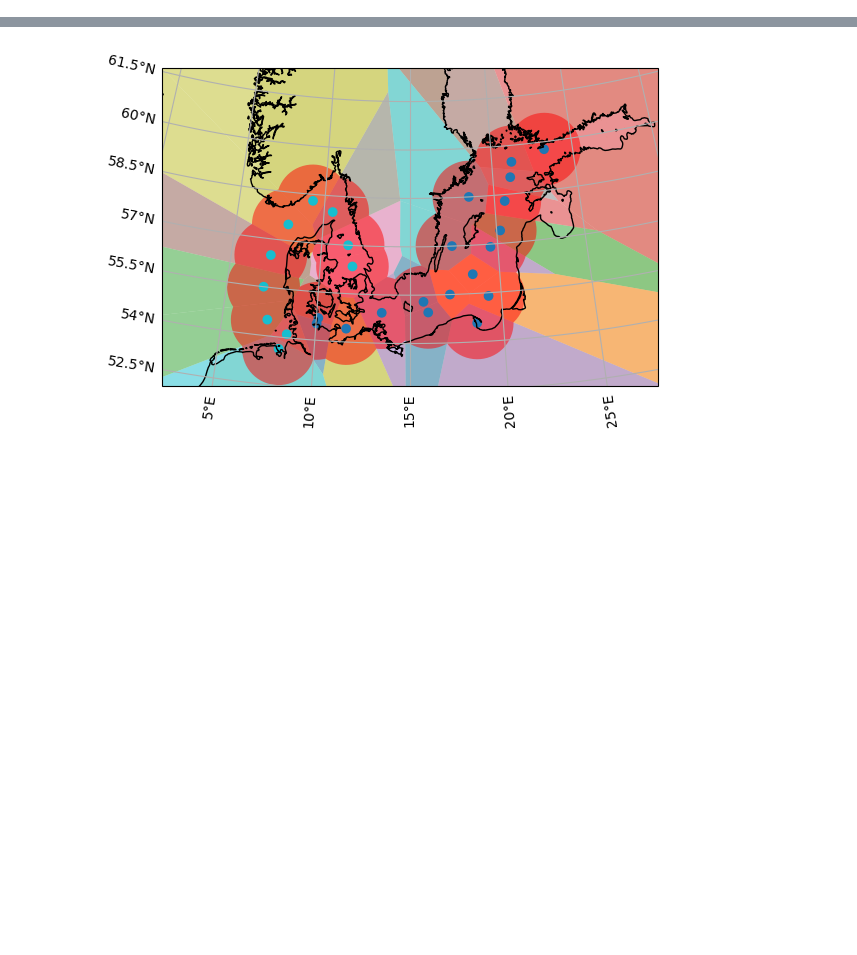
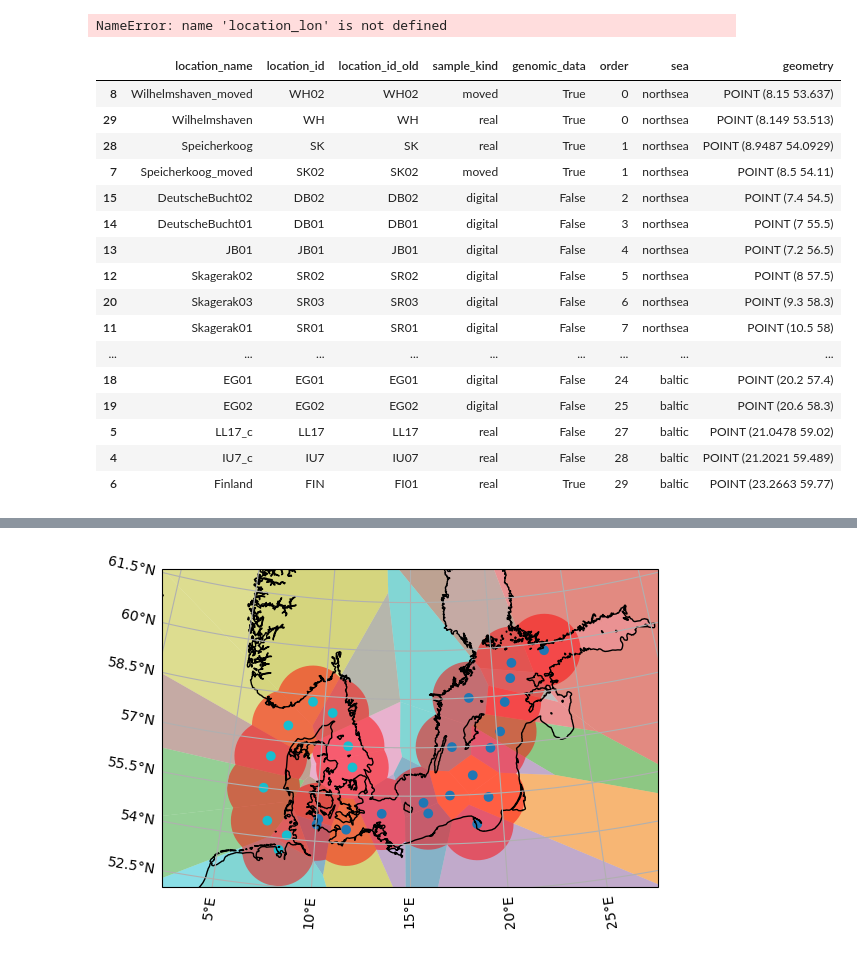
Before and after one commit to geomar-od-lagrange/2025_copepods, a Jupyter notebook: notebooks/VoronoiPolygons.ipynb, the cells around one changed output, grey strips where cells are left out. Saved outputs shown, nothing was run; the diff lists cells and outputs as text; code cells hidden in the pictures; blank space fills up the shorter version.

```diff
--- a/notebooks/VoronoiPolygons.ipynb
+++ b/notebooks/VoronoiPolygons.ipynb
@@ -76,0 +33,4 @@ sea = [
+# %%
+gpd.points_from_xy(location_lon, location_lat, crs=ccrs.Geodetic())
+# %% [output]
+NameError: name 'location_lon' is not defined
@@ -77,3 +51,65 @@ sea = [
+# %%
+sample_test = [
+        make_sample_point('KB03', 'KB03', 'KB03', 'real', True, 11, 'baltic', 54.692, 10.1035),
+        make_sample_point('SW08', 'SW08', 'SW08', 'real', True, 13, 'baltic', 54.413, 11.617),
+        make_sample_point('Boknis_Eck', 'BOK', 'BE01', 'real', True, 12, 'baltic', 54.5169, 10.034),
+        make_sample_point('Gdynia', 'GDY', 'GD01', 'real', True, 19, 'baltic', 54.5829, 18.6042),
+        make_sample_point('IU7_c', 'IU7', 'IU07', 'real', False, 28, 'baltic', 59.489, 21.2021),
+        make_sample_point('LL17_c', 'LL17', 'LL17', 'real', False, 27, 'baltic', 59.02, 21.0478),
+        make_sample_point('Finland', 'FIN', 'FI01', 'real', True, 29, 'baltic', 59.77, 23.2663),
+        make_sample_point('Speicherkoog_moved', 'SK02', 'SK02', 'moved', True, 1, 'northsea', 54.11, 8.5),
+        make_sample_point('Wilhelmshaven_moved', 'WH02', 'WH02', 'moved', True, 0, 'northsea', 53.637, 8.15),
+        make_sample_point('Kategat01', 'KG01', 'KG01', 'digital', False, 10, 'northsea', 56.35, 11.8),
+        make_sample_point('Kategat02', 'KG02', 'KG02', 'digital', False, 9, 'northsea', 57.0, 11.5),
+        make_sample_point('Skagerak01', 'SR01', 'SR01', 'digital', False, 7, 'northsea', 58.0, 10.5),
+        make_sample_point('Skagerak02', 'SR02', 'SR02', 'digital', False, 5, 'northsea', 57.5, 8.0),
+        make_sample_point('JB01', 'JB01', 'JB01', 'digital', False, 4, 'northsea', 56.5, 7.2),
+        make_sample_point('DeutscheBucht01', 'DB01', 'DB01', 'digital', False, 3, 'northsea', 55.5, 7.0),
+        make_sample_point('DeutscheBucht02', 'DB02', 'DB02', 'digital', False, 2, 'northsea', 54.5, 7.4),
+        make_sample_point('BalticPropper01', 'BP01', 'BP01', 'digital', False, 17, 'baltic', 55.5, 17.2),
+        make_sample_point('BalticPropper02', 'BP02', 'BP02', 'digital', False, 18, 'baltic', 56.1, 18.5),
+        make_sample_point('EG01', 'EG01', 'EG01', 'digital', False, 24, 'baltic', 57.4, 20.2),
+        make_sample_point('EG02', 'EG02', 'EG02', 'digital', False, 25, 'baltic', 58.3, 20.6),
+        make_sample_point('Skagerak03', 'SR03', 'SR03', 'digital', False, 6, 'northsea', 58.3, 9.3),
+        make_sample_point('WG01', 'WG01', 'WG01', 'digital', False, 21, 'baltic', 57.0, 17.4),
+        make_sample_point('WG02', 'WG02', 'WG02', 'digital', False, 22, 'baltic', 58.5, 18.5),
+        make_sample_point('BalticPropper03', 'BP03', 'BP03', 'digital', False, 20, 'baltic', 55.4, 19.3),
+        make_sample_point('BB23', 'BB23', 'BB23', 'real', False, 15, 'baltic', 55.2912, 15.7503),
+        make_sample_point('BB36', 'BB36', 'BB36', 'real', True, 16, 'baltic', 54.9589, 15.9981),
+        make_sample_point('GB96', 'GB96', 'GB96', 'real', True, 23, 'baltic', 56.9165, 19.5827),
+        make_sample_point('H21', 'H21', 'HR21', 'real', True, 14, 'baltic', 54.9433, 13.4914),
+        make_sample_point('Speicherkoog', 'SK', 'SK', 'real', True, 1, 'northsea', 54.0929, 8.9487),
+        make_sample_point('Wilhelmshaven', 'WH', 'WH', 'real', True, 0, 'northsea', 53.513, 8.149),
+]
+# %%
+# Source - https://stackoverflow.com/a/5946359
+# Posted by blubb, modified by community. See post 'Timeline' for change history
+# Retrieved 2026-06-23, License - CC BY-SA 4.0
+
+ds = sample_test
+sample_points = {}
+for column in sample_test[0].keys():
+  sample_points[column] = list(location[column] for location in sample_test)
+gdf_sample_points = gpd.GeoDataFrame(sample_points, crs=ccrs.Geodetic()).sort_values("order")
+gdf_sample_points
+# %% [output]
+|  | location_name | location_id | location_id_old | sample_kind | genomic_data | order | sea | geometry |
+| 8 | Wilhelmshaven_moved | WH02 | WH02 | moved | True | 0 | northsea | POINT (8.15 53.637) |
+| 29 | Wilhelmshaven | WH | WH | real | True | 0 | northsea | POINT (8.149 53.513) |
+| 28 | Speicherkoog | SK | SK | real | True | 1 | northsea | POINT (8.9487 54.0929) |
+| 7 | Speicherkoog_moved | SK02 | SK02 | moved | True | 1 | northsea | POINT (8.5 54.11) |
+| 15 | DeutscheBucht02 | DB02 | DB02 | digital | False | 2 | northsea | POINT (7.4 54.5) |
+| 14 | DeutscheBucht01 | DB01 | DB01 | digital | False | 3 | northsea | POINT (7 55.5) |
+| 13 | JB01 | JB01 | JB01 | digital | False | 4 | northsea | POINT (7.2 56.5) |
+| 12 | Skagerak02 | SR02 | SR02 | digital | False | 5 | northsea | POINT (8 57.5) |
+| 20 | Skagerak03 | SR03 | SR03 | digital | False | 6 | northsea | POINT (9.3 58.3) |
+| 11 | Skagerak01 | SR01 | SR01 | digital | False | 7 | northsea | POINT (10.5 58) |
+| ... | ... | ... | ... | ... | ... | ... | ... | ... |
+| 18 | EG01 | EG01 | EG01 | digital | False | 24 | baltic | POINT (20.2 57.4) |
+| 19 | EG02 | EG02 | EG02 | digital | False | 25 | baltic | POINT (20.6 58.3) |
+| 5 | LL17_c | LL17 | LL17 | real | False | 27 | baltic | POINT (21.0478 59.02) |
+| 4 | IU7_c | IU7 | IU07 | real | False | 28 | baltic | POINT (21.2021 59.489) |
+| 6 | Finland | FIN | FI01 | real | True | 29 | baltic | POINT (23.2663 59.77) |
 # %%
 # define Paths
 output_path = Path("/gxfs_work/geomar/smomw597/2025_copepods/output/SamplePoints")
```
Also changed, not shown: parts of 12 cells of this notebook.
